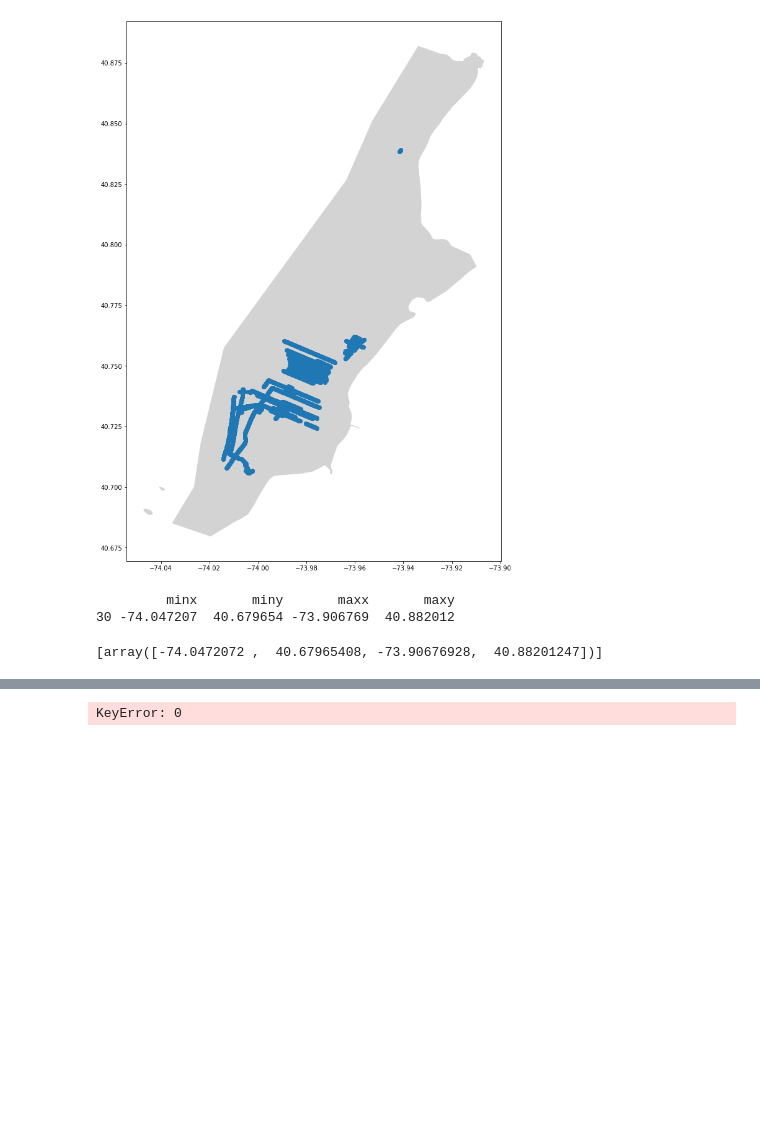
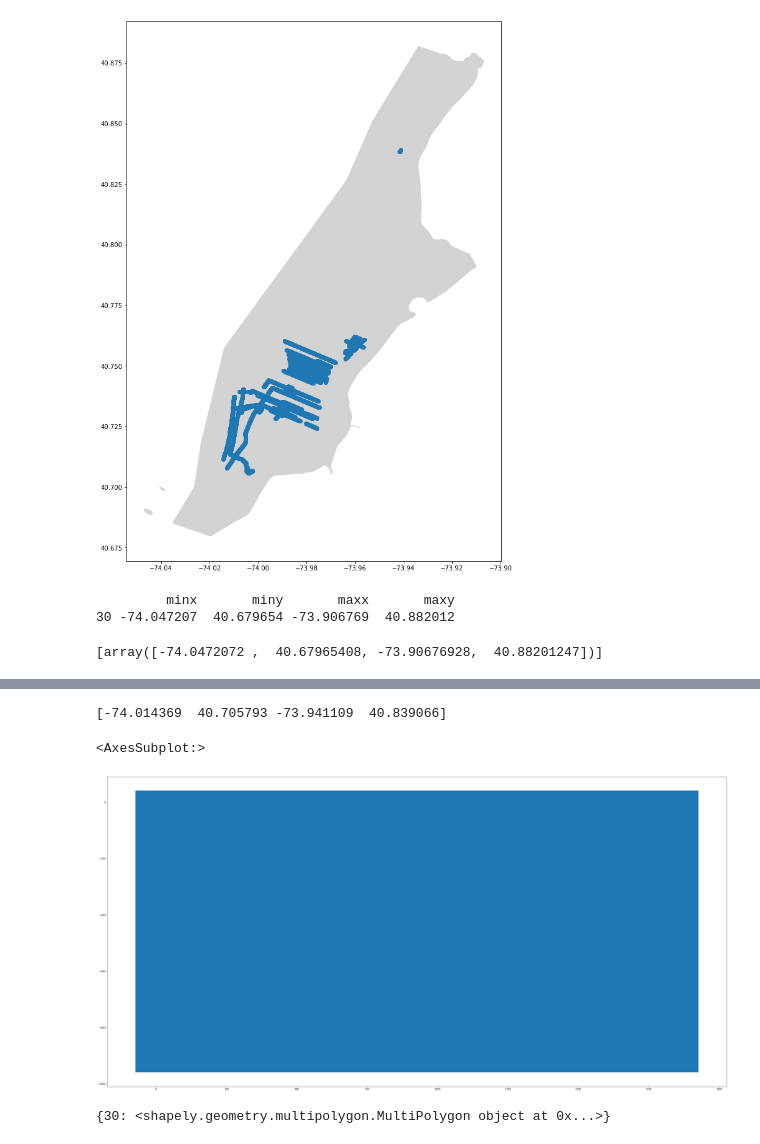
Before and after one commit to MichaelSexton21/ECE539, a Jupyter notebook: work/ny_grid.ipynb, the cells around one changed output, grey strips where cells are left out. Saved outputs shown, nothing was run; the diff lists cells and outputs as text; code cells hidden in the pictures; blank space fills up the shorter version.

```diff
--- a/work/ny_grid.ipynb
+++ b/work/ny_grid.ipynb
@@ -97,6 +128,6 @@ in_ny[:5]
 ny_coords = [coordinates[x] for x in range(len(in_ny)) if in_ny[x]]
 coordinates = [Point(c[1], c[0]) for c in ny_coords]
 # %%
-coordinates_gpd = gpd.GeoDataFrame(geometry=coordinates)
+ny_coordinates_gpd = gpd.GeoDataFrame(geometry=coordinates)
 # %%
 import matplotlib.pyplot as plt
@@ -132,8 +174,55 @@ Name: geometry, dtype: geometry
 # %%
-# ny = pickle.load(open("ny.pkl","rb"))
-ny = Polygon(np.flip(ny))
-x,y = ny.exterior.xy
-plt.plot(x,y)
+import geopandas as gpd
+from shapely.geometry import Polygon
+import numpy as np
+# points = gpd.read_file(data)
+points = ny
+points = ny_coordinates_gpd.loc[:,'geometry']
+xmin,ymin,xmax,ymax =  points.total_bounds
+
+print(points.total_bounds)
+width = 2000
+height = 1000
+rows = int(np.ceil((ymax-ymin) /  height))
+cols = int(np.ceil((xmax-xmin) / width))
+XleftOrigin = xmin
+XrightOrigin = xmin + width
+YtopOrigin = ymax
+YbottomOrigin = ymax- height
+polygons = []
+for i in range(cols):
+    Ytop = YtopOrigin
+    Ybottom =YbottomOrigin
+    for j in range(rows):
+        polygons.append(Polygon([(XleftOrigin, Ytop), (XrightOrigin, Ytop), (XrightOrigin, Ybottom), (XleftOrigin, Ybottom)]))
+        Ytop = Ytop - height
+        Ybottom = Ybottom - height
+    XleftOrigin = XleftOrigin + width
+    XrightOrigin = XrightOrigin + width
+
+grid = gpd.GeoDataFrame({'geometry':polygons})
+grid.to_file("grid.shp")
 # %% [output]
-KeyError: 0
+[-74.014369  40.705793 -73.941109  40.839066]
+# %%
+ax = ny.plot(color='lightgrey', figsize=(48,48))
+grid.plot(ax=ax)
+# ny.plot(ax=ax, color="lightgrey")
+# %% [output]
+<AxesSubplot:>
+[figure, added]
+# %%
+import numpy as np
+from shapely.geometry import Point
+# print(dir(ny))
+print(ny.to_dict())
+
+
+# parray = np.array(listarray)
+
+# print(mypoints)
+# print(parray)
+# mycoordslist = [list(x.exterior.coords) for x in geom.geoms]
+# %% [output]
+{30: <shapely.geometry.multipolygon.MultiPolygon object at 0x...>}
 # %%
```
Also changed, not shown: parts of 14 cells of this notebook, 1 other file.
